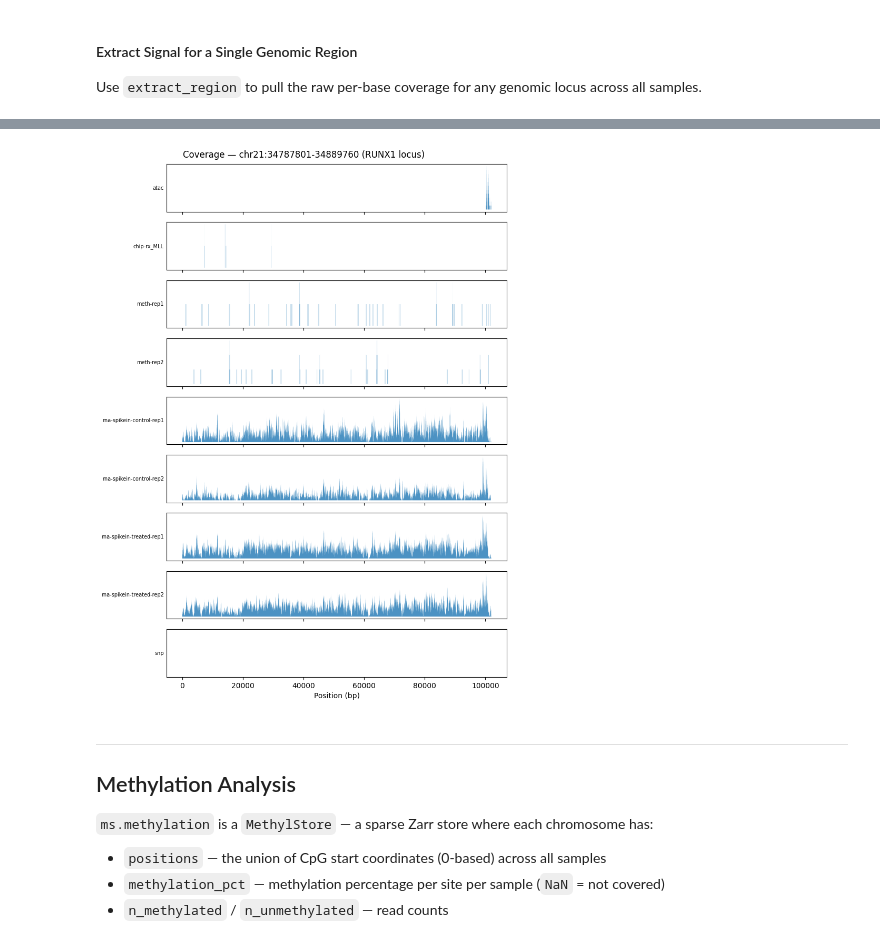
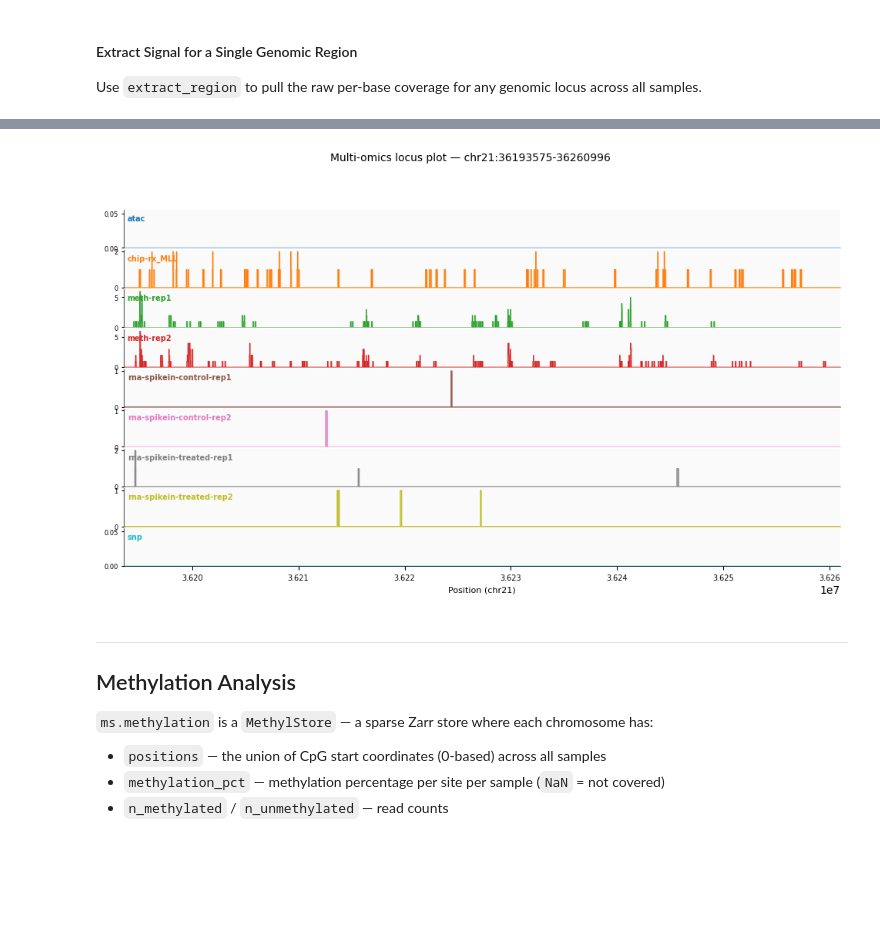
Before and after one commit to Milne-Group/QuantNado, a Jupyter notebook: example/example_dataset.ipynb, the cells around one changed output, grey strips where cells are left out. Drawn from its saved outputs; the diff is of its cells as text; code cells hidden in the pictures; blank space fills up the shorter version.

```diff
--- a/example/example_dataset.ipynb
+++ b/example/example_dataset.ipynb
@@ -184,10 +132,6 @@ Done.
 ---
 ## Load and Inspect the Dataset
 # %%
-# Open the unified store
-ms = MultiomicsStore.open(MS_PATH)
-print(ms)
-
-# QuantNado wraps the coverage sub-store and provides reduce / PCA / feature-count methods
-qn = QuantNado(ms.coverage)
+ds = qn.open(MS_PATH)
+print(ds)
 # %% [output]
@@ -496,7 +414,8 @@ plt.show()
 
 Use `extract_region` to pull the raw per-base coverage for any genomic locus across all samples.
 # %%
-runx1_coords = "chr21:34787801-34889760"
-region = qn.extract_region(runx1_coords)  # RUNX1 locus (chr21, hg38)
+REGION="chr21:36193575-36260996"
+
+region = ds.extract_region(REGION)
 print(f"Region shape: {region.shape}  (samples × positions)")
 # %% [output]
@@ -505,20 +424,11 @@ Region shape: (9, 101959)  (samples × positions)
 # %%
-region_data = region.compute()  # (samples, positions)
-positions = np.arange(region_data.shape[1])
-
-fig, axes = plt.subplots(len(qn.samples), 1, figsize=(8, 1.2 * len(qn.samples)), sharex=True)
-
-if len(qn.samples) == 1:
-    axes = [axes]
-
-for ax, sample in zip(axes, region_data.coords["sample"].values):
-    ax.fill_between(positions, region_data.sel(sample=sample).values, alpha=0.8)
-    ax.set_ylabel(sample, fontsize=7, rotation=0, ha="right", va="center")
-    ax.set_yticks([])
-
-axes[-1].set_xlabel("Position (bp)")
-fig.suptitle(f"Coverage — {runx1_coords} (RUNX1 locus)")
-fig.tight_layout()
-fig.savefig(FIG_DIR / "region_RUNX1.png")
-plt.show()
+plt = ds.locus_plot(
+    locus=REGION,
+    sample_names=ds.samples,
+    modality=["coverage"] * len(ds.samples),
+    palette="tab10",
+    title=f"Multi-omics locus plot — {REGION}",
+    figsize=(12, 6),
+    filepath=FIG_DIR / "locus_plot.png",
+)
 # %% [output]
@@ -525,4 +436,4 @@ plt.show()
-[figure, old version]
+[figure, new version]
 # %% [markdown]
 ---
 ## Methylation Analysis
```
Also changed, not shown: parts of 34 cells of this notebook, 41 other files.
